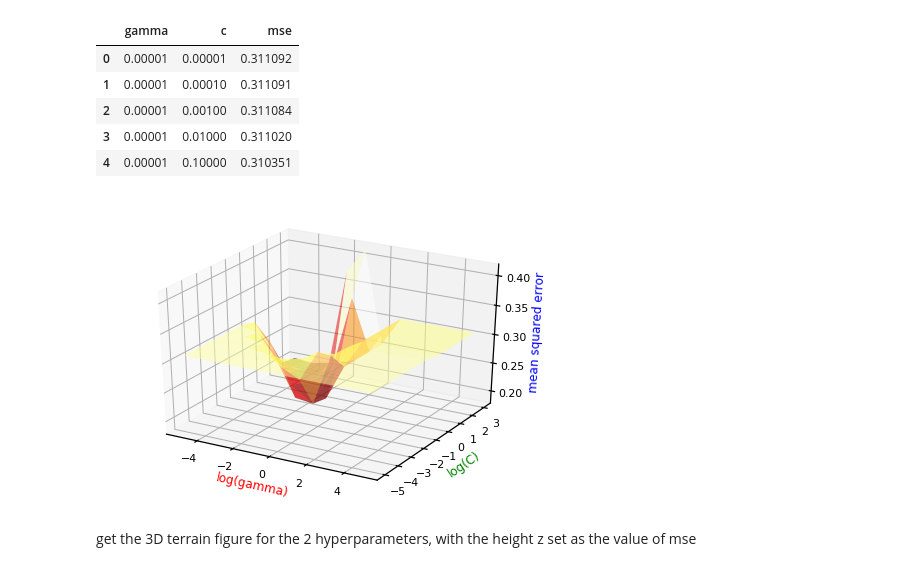
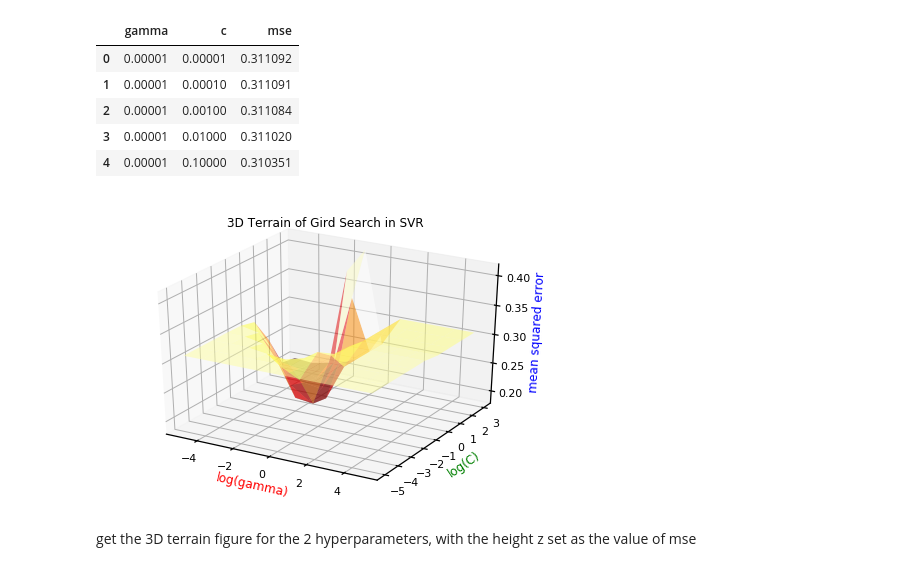
Before and after one commit to ZX-joe/Applied-Data-Analysis-How-to-make-a-hit-moive, a Jupyter notebook: ML_10.ipynb, the cells around one changed output. Cells and saved outputs as stored; diff of their text form; code cells hidden in the pictures.

```diff
--- a/ML_10.ipynb
+++ b/ML_10.ipynb
@@ -1039,30 +1039,31 @@ svr_score.head()
 # %%
 from mpl_toolkits.mplot3d import Axes3D
 temp_fig=plt.figure()
 temp_ax=Axes3D(temp_fig)
 temp_x=np.array(range(-5,6))
 temp_y=np.array(range(-5,4))
 temp_x, temp_y = np.meshgrid(temp_x, temp_y)
 temp_z=np.ones([9,11])
 for i in range(len(temp_x)):
     for j in range(len(temp_x[0])):
         x=temp_x[0][j]
         y=temp_y[i][0]
         x=float(x)
         y=float(y)
         temp_gamma=10**(x)
         temp_c=10**(y)
         temp_df=svr_score[svr_score['gamma']==temp_gamma]
         temp_df=temp_df[temp_df['c']==temp_c]
         temp_mse=temp_df['mse'].values[0]
         temp_z[i][j]=temp_mse
 temp_ax.plot_surface(temp_x, temp_y, temp_z, rstride = 1, cstride = 1, cmap=plt.cm.hot,alpha=0.5)
+temp_ax.set_title('3D Terrain of Gird Search in SVR')
 temp_ax.set_xlabel('log(gamma)', color='r')
 temp_ax.set_ylabel('log(C)', color='g')
 temp_ax.set_zlabel('mean squared error', color='b')
 temp_fig.show()
 # %% [output]
-[figure, old version]
+[figure, new version]
 # %% [markdown]
 get the 3D terrain figure for the 2 hyperparameters, with the height z set as the value of mse
 # %% [markdown]
```
Also changed, not shown: parts of 4 cells of this notebook, 1 other file.
